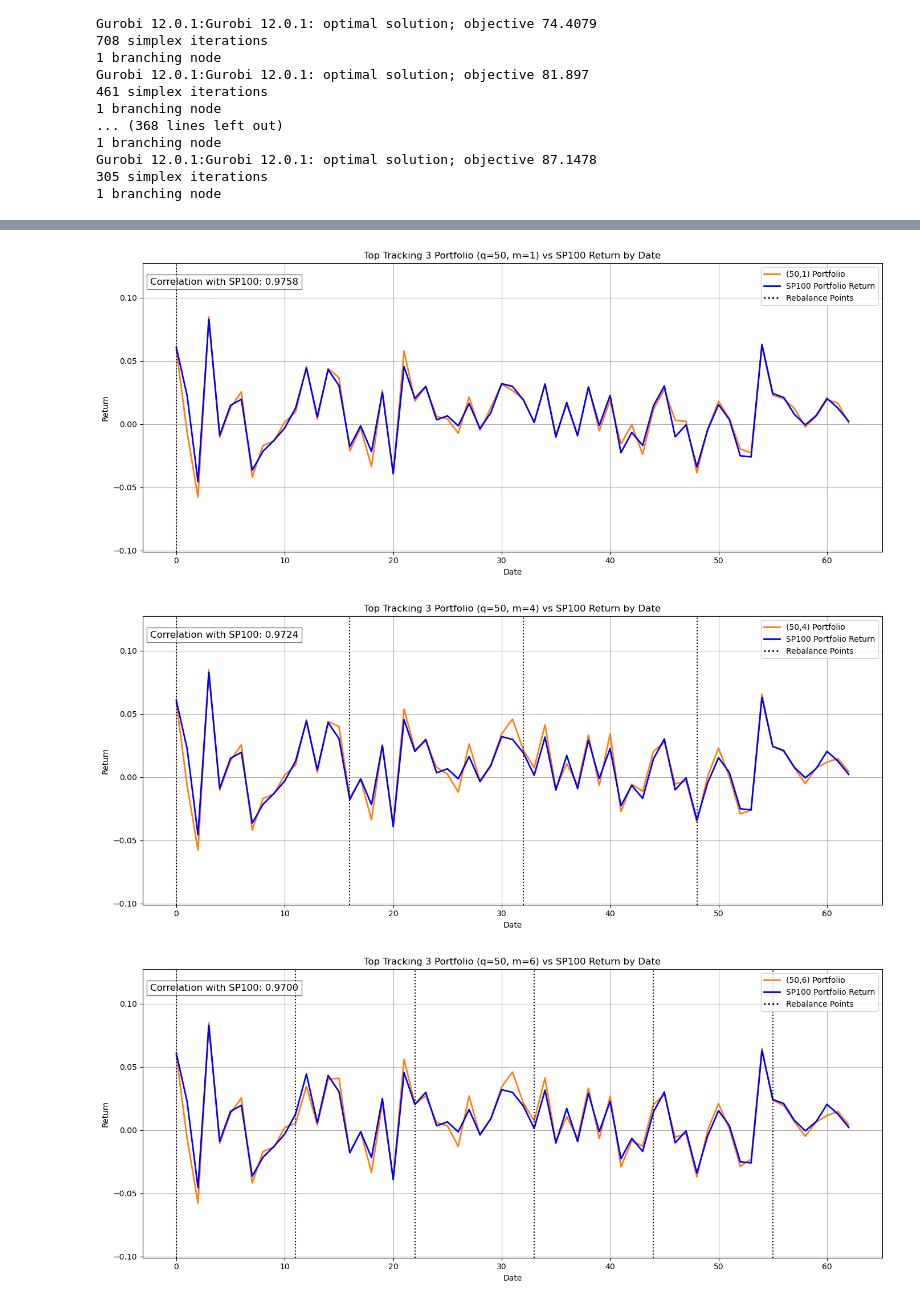
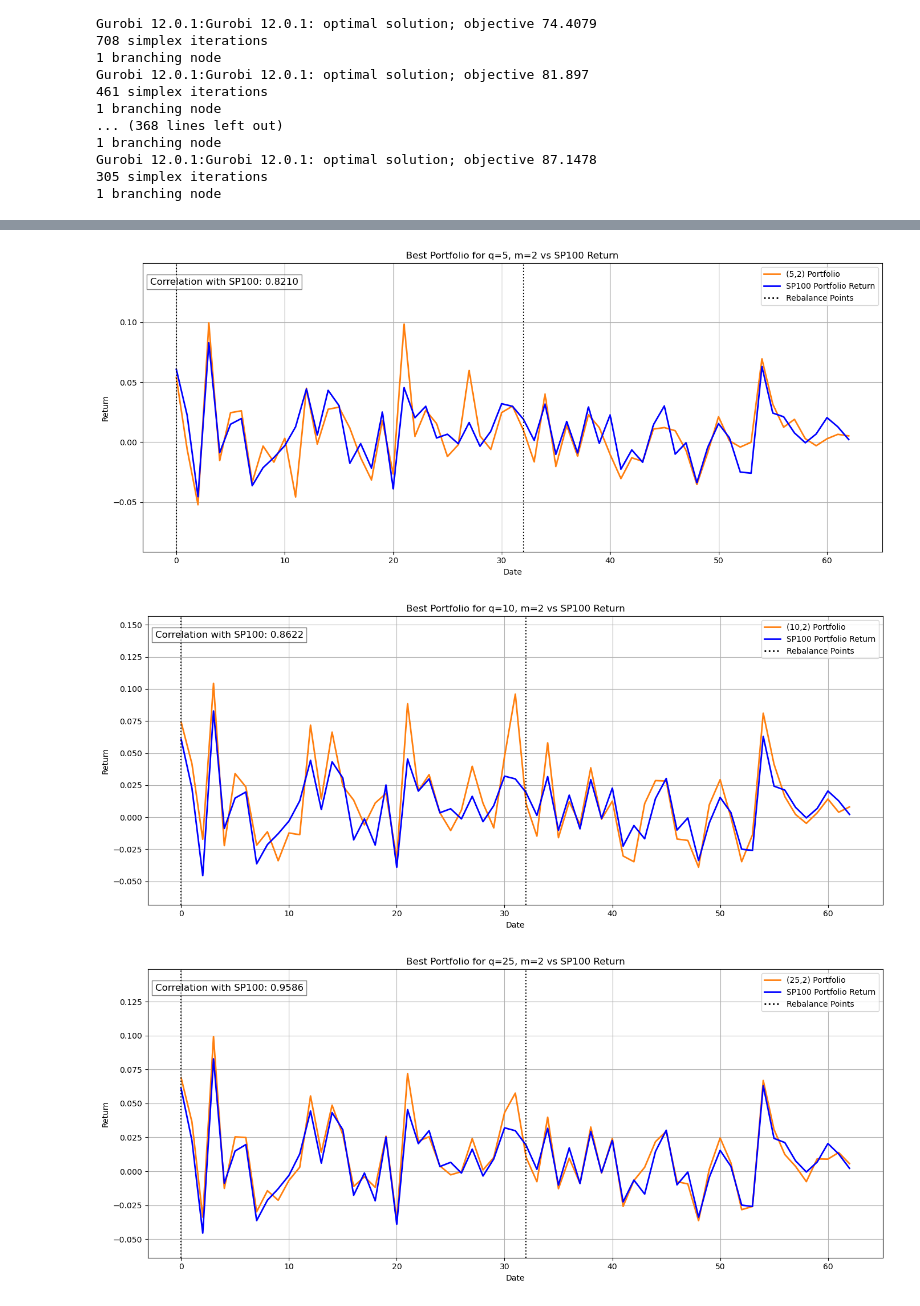
Before and after one commit to chackett24/Passive-Portfolio, a Jupyter notebook: max_corr.ipynb, the cells around one changed output, grey strips where cells are left out. Saved outputs shown, nothing was run; the diff lists cells and outputs as text; code cells hidden in the pictures.

Commit message:
Image Update

```diff
--- a/max_corr.ipynb
+++ b/max_corr.ipynb
@@ -121,17 +121,21 @@ corrs_df.to_csv('max_correlations.csv')
 indexes.to_csv('max_corr_returns.csv')
 # %%
 import matplotlib.pyplot as plt
+import numpy as np
+import pandas as pd
+import matplotlib.lines as mlines
 
+# Read the data
 corrs_df = pd.read_csv('max_correlations.csv')
 indexes = pd.read_csv('max_corr_returns.csv')
-top3 = corrs_df.sort_values(by='Correlation', ascending=False).head(10)
-top_labels = [f"({int(row.q)},{int(row.m)})" for _, row in top3.iterrows()]
 
+# Group by q and find the best m for each q (highest correlation)
+best_portfolios = corrs_df.loc[corrs_df.groupby('q')['Correlation'].idxmax()]
 
-import matplotlib.pyplot as plt
+# Generate the labels for the best portfolios
+top_labels = [f"({int(row.q)},{int(row.m)})" for _, row in best_portfolios.iterrows()]
 
-import matplotlib.pyplot as plt
-
+# Plot the best portfolio for each q
 for label in top_labels:
     focus_q, focus_m = eval(label)  # safe if coming from trusted source
 
@@ -143,6 +147,7 @@ for label in top_labels:
     # Plot SP100
     plt.plot(indexes.index, indexes['SP100'], label='SP100 Portfolio Return', linewidth=2, linestyle='-', color='blue')
 
+    # Calculate rebalance points based on m
     rebalance_points = list(range(0, len(indexes), int(np.ceil(len(indexes) / focus_m))))
     for x in rebalance_points:
         plt.axvline(x=x, color='black', linestyle=':', linewidth=1.5)
@@ -150,7 +155,7 @@ for label in top_labels:
     rebalance_line = mlines.Line2D([], [], color='black', linestyle=':', linewidth=2, label='Rebalance Points')
 
     # Correlation annotation
-    corr = corrs[(focus_q, focus_m)]
+    corr = corrs_df[(corrs_df['q'] == focus_q) & (corrs_df['m'] == focus_m)]['Correlation'].values[0]
     plt.text(
         0.01, 0.95, f'Correlation with SP100: {corr:.4f}',
         transform=plt.gca().transAxes,
@@ -163,7 +168,7 @@ for label in top_labels:
     plt.xlabel('Date')
     plt.ylabel('Return')
     plt.ylim(min(indexes[label]) * 1.75, max(indexes[label]) * 1.5)
-    plt.title(f'Top Tracking 3 Portfolio (q={focus_q}, m={focus_m}) vs SP100 Return by Date')
+    plt.title(f'Best Portfolio for q={focus_q}, m={focus_m} vs SP100 Return')
     plt.legend(handles=plt.gca().get_legend_handles_labels()[0] + [rebalance_line])
     plt.grid(True)
     plt.tight_layout()
@@ -173,3 +178,3 @@ for label in top_labels:
-[figure, old version]
+[figure, new version]
-[figure, old version]
+[figure, new version]
-[figure, old version]
+[figure, new version]
```
Also changed, not shown: parts of 4 cells of this notebook, 18 other files.
